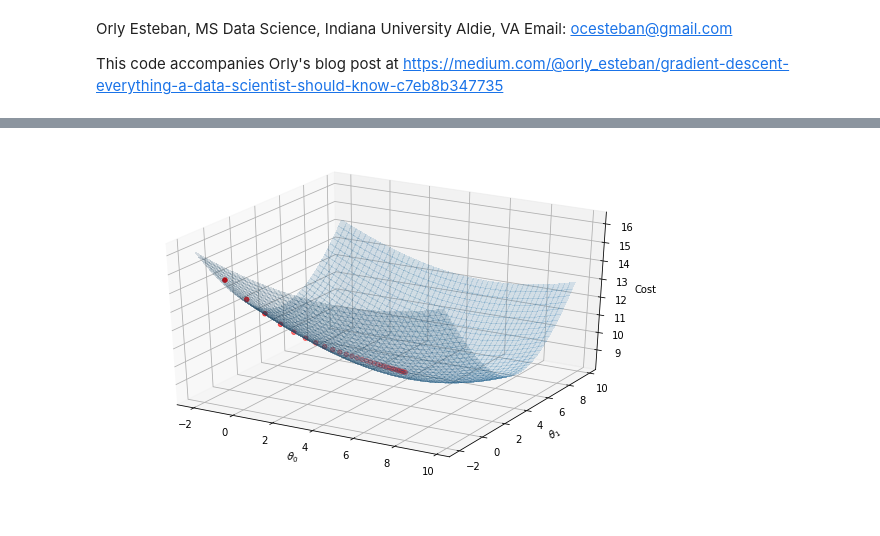
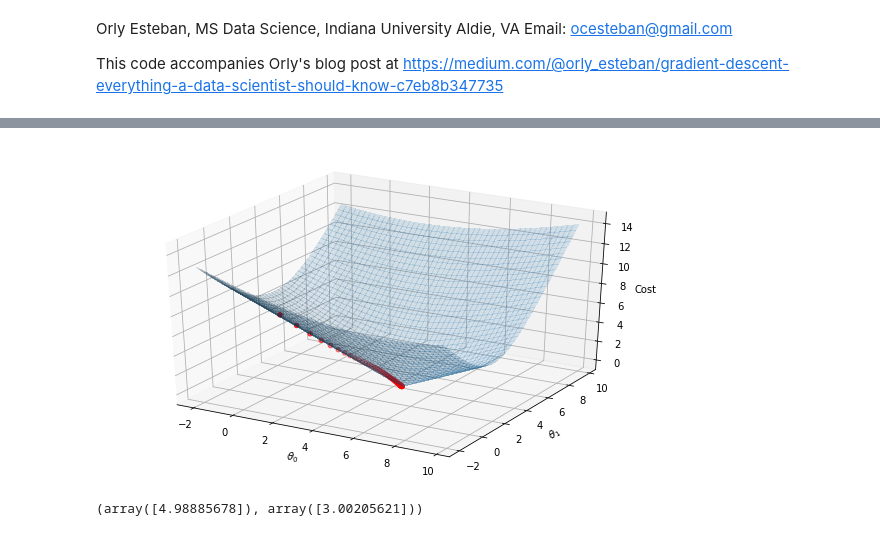
Before and after one commit to gomachinelearning/Blogs, a Jupyter notebook: Gradient_Descent2.ipynb, the cells around one changed output, grey strips where cells are left out. Cells and saved outputs as stored; diff of their text form; code cells hidden in the pictures.

```diff
--- a/Gradient_Descent2.ipynb
+++ b/Gradient_Descent2.ipynb
@@ -11,15 +11,9 @@ import numpy as np
 import matplotlib.pyplot as plt
 from sklearn.metrics import mean_squared_error
 # %%
-m = 100
+m = 100 # number of data rows
 X = 6 * np.random.rand(m, 1) - 3
+
 theta0 = 5
 theta1 = 3
-y = theta0 * X + theta1 * X**2 - 4
-
-plt.plot(X, y, "b.")
-plt.xlabel("X", fontsize=18)
-plt.ylabel("y", rotation=0, fontsize=18)
-#plt.axis([-3, 3, 0, 10])
-plt.title('Plot of y = 5X + 3X^2 - 4')
-plt.show()
+y = theta0 + theta1 * X
@@ -52,32 +44,36 @@ def gradient_descent(initial_thetas, lr,iterations):
     y_pred = X_new.dot(theta)
     gradient = (2/m) * X_new.T.dot((y_pred - y))
     theta = theta - lr * gradient
     theta0s.append(theta[0])
     theta1s.append(theta[1])
 
 theta0=np.random.randn(2,1)
-gradient_descent(theta0,0.03,30 )
+gradient_descent(theta0,0.03,100 )
 
 fig = plt.figure(figsize=(10, 6))
 ax = fig.gca(projection='3d')
 t0s = np.arange(-2, 10, 0.25)
 t1s = np.arange(-2, 10, 0.25)
 t0s, t1s = np.meshgrid(t0s, t1s)
 thetas = np.c_[t0s.ravel(), t1s.ravel()]
 costs= costs_all_thetas(thetas).reshape(t0s.shape)
 surf = ax.plot_surface(t0s,t1s, costs, rstride=1, cstride=1, alpha=0.15, linewidth=0, antialiased=False)
 
 
 
 thetas = np.c_[theta0s,theta1s]
 costs = costs_all_thetas(thetas)
 ax.scatter(theta0s, theta1s, costs, color="r")
 
 
 ax.set_xlabel(r"$\theta_0$")
 ax.set_ylabel(r"$\theta_1$")
 ax.set_zlabel('Cost')
 
 plt.show()
 # %% [output]
-[figure, old version]
+[figure, new version]
+# %%
+theta0s[100],theta1s[100]
+# %% [output]
+(array([4.98885678]), array([3.00205621]))
```
Also changed, not shown: parts of 1 cell of this notebook.
